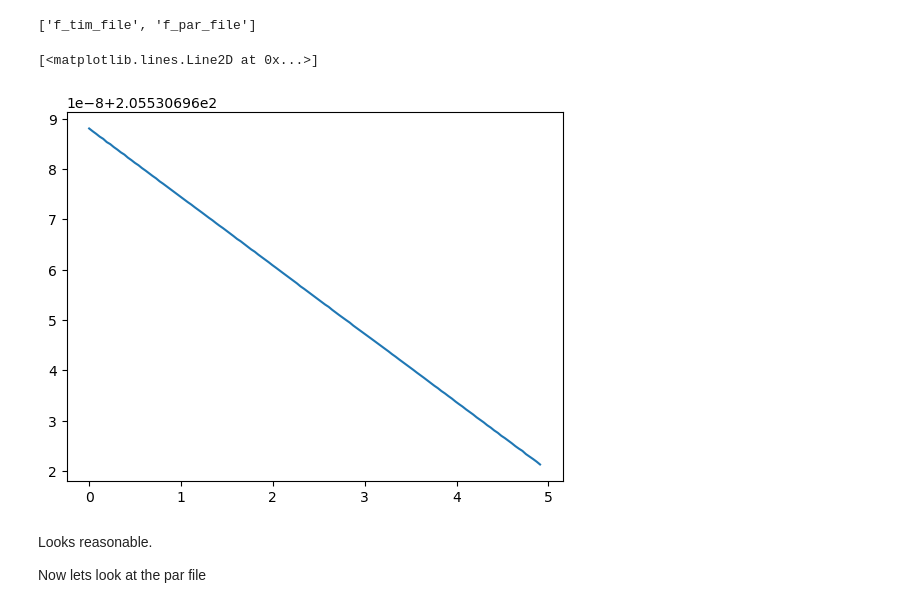
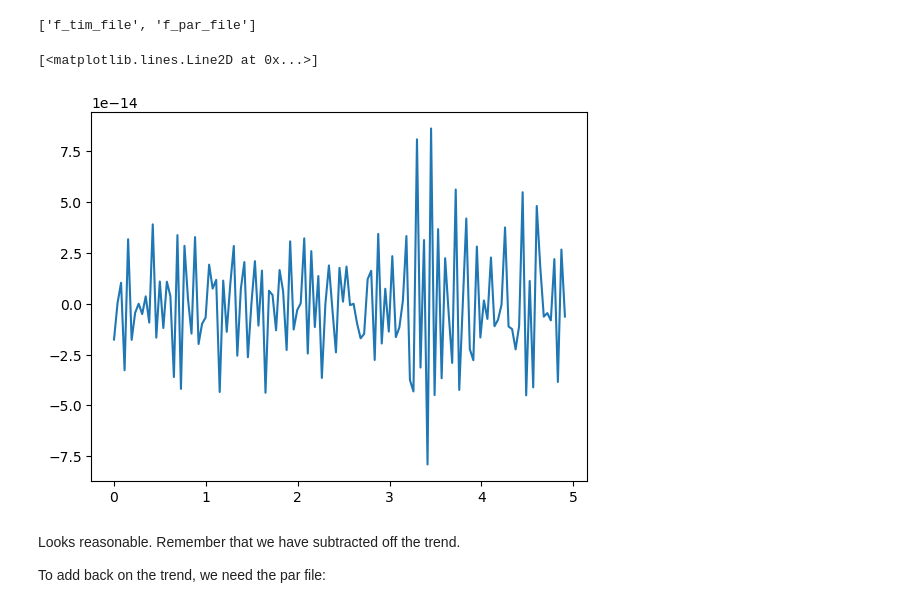
Before and after one commit to tomkimpson/PulsarMockData, a Jupyter notebook: notebooks/02.inspect_frequency_data.ipynb, the cells around one changed output. Drawn from its saved outputs; the diff is of its cells as text; code cells hidden in the pictures.

Commit message:
clean data generation procedure

```diff
--- a/notebooks/02.inspect_frequency_data.ipynb
+++ b/notebooks/02.inspect_frequency_data.ipynb
@@ -9,7 +9,7 @@ First, load and plot the timeseries
 # %%
 import numpy as np
 
-data = np.load('../output_data/frequency_timeseries.npz')
+data = np.load('../output_data/sandbox/frequency_timeseries.npz')
 data.files
 # %% [output]
 ['f_tim_file', 'f_par_file']
@@ -18,16 +18,16 @@ y = data['f_tim_file']
 # %%
 import matplotlib.pyplot as plt
 
-t = y[:,-1] / (365*24*3600)
+t = y[:,-1]
+tplot = t / (365*24*3600)
 f = y[:,0]
-plt.plot(t,f)
+plt.plot(tplot,f)
 # %% [output]
 [<matplotlib.lines.Line2D at 0x...>]
-[figure, old version]
+[figure, new version]
-# %% [markdown]
-Looks reasonable.
-
-
-Now lets look at the par file
+# %% [markdown]
+Looks reasonable. Remember that we have subtracted off the trend.
+
+To add back on the trend, we need the par file:
 # %%
 parameter_file = data['f_par_file']
```
Also changed, not shown: parts of 7 cells of this notebook, 9 other files.
